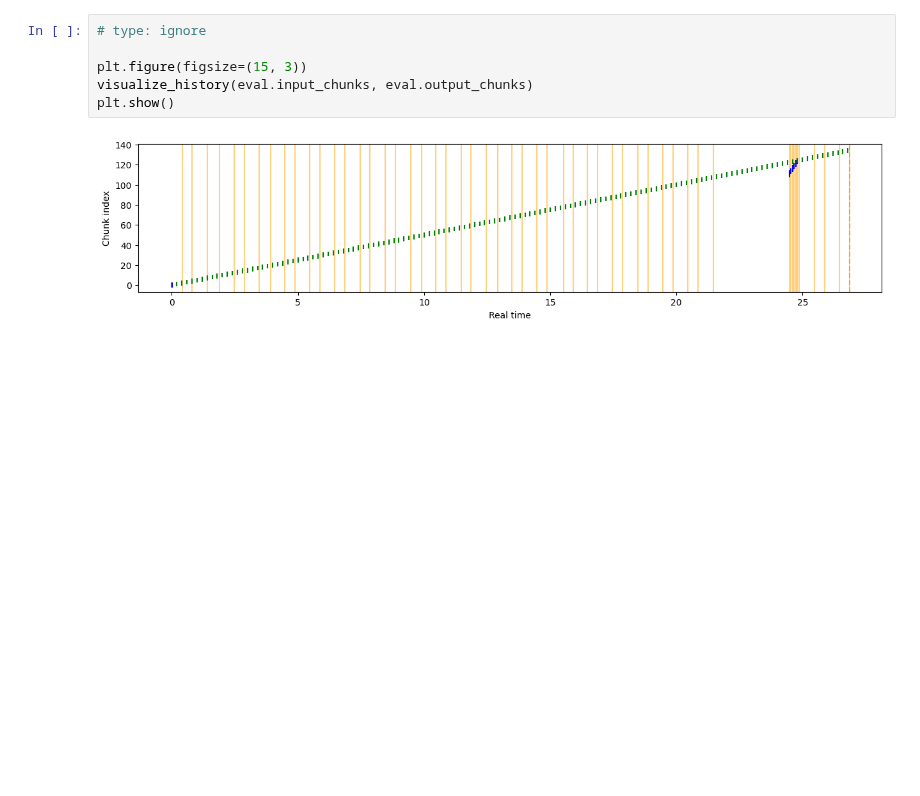
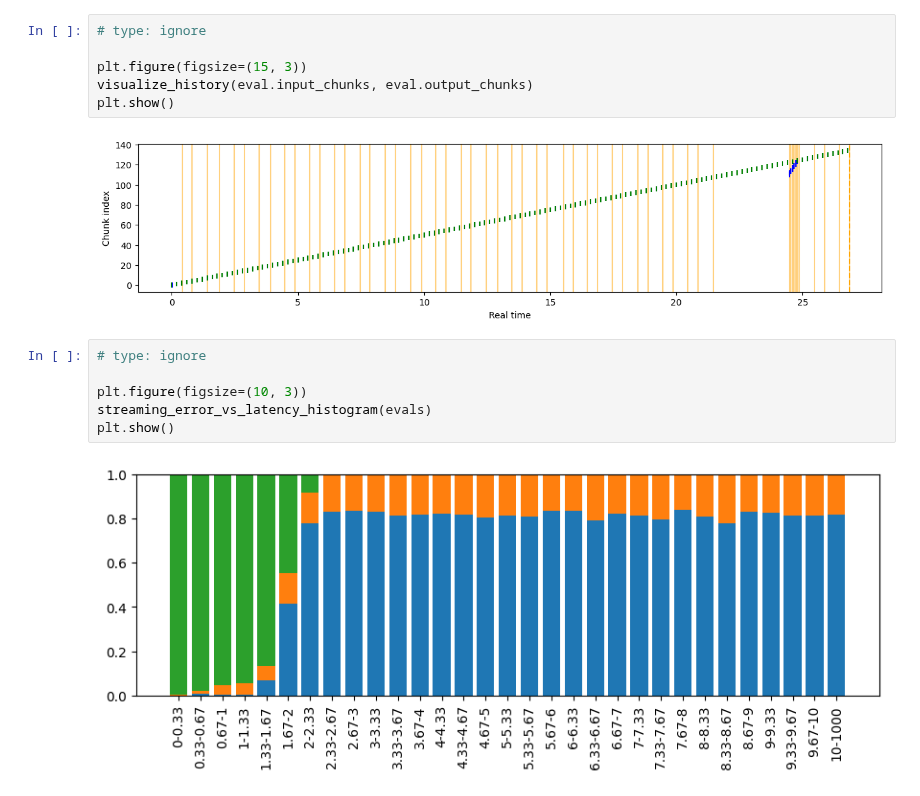
Before and after one commit to SibNN/asr_eval, a Jupyter notebook: notebooks/Demo.ipynb, the cells around one changed output. Cells and saved outputs as stored; diff of their text form; blank space fills up the shorter version.

```diff
--- a/notebooks/Demo.ipynb
+++ b/notebooks/Demo.ipynb
@@ -292,3 +276,11 @@ visualize_history(eval.input_chunks, eval.output_chunks)
 plt.show()
 # %% [output]
 [figure]
+# %%
+# type: ignore
+
+plt.figure(figsize=(10, 3))
+streaming_error_vs_latency_histogram(evals)
+plt.show()
+# %% [output]
+[figure, added]
```
Also changed, not shown: parts of 3 cells of this notebook, 1 other file.
